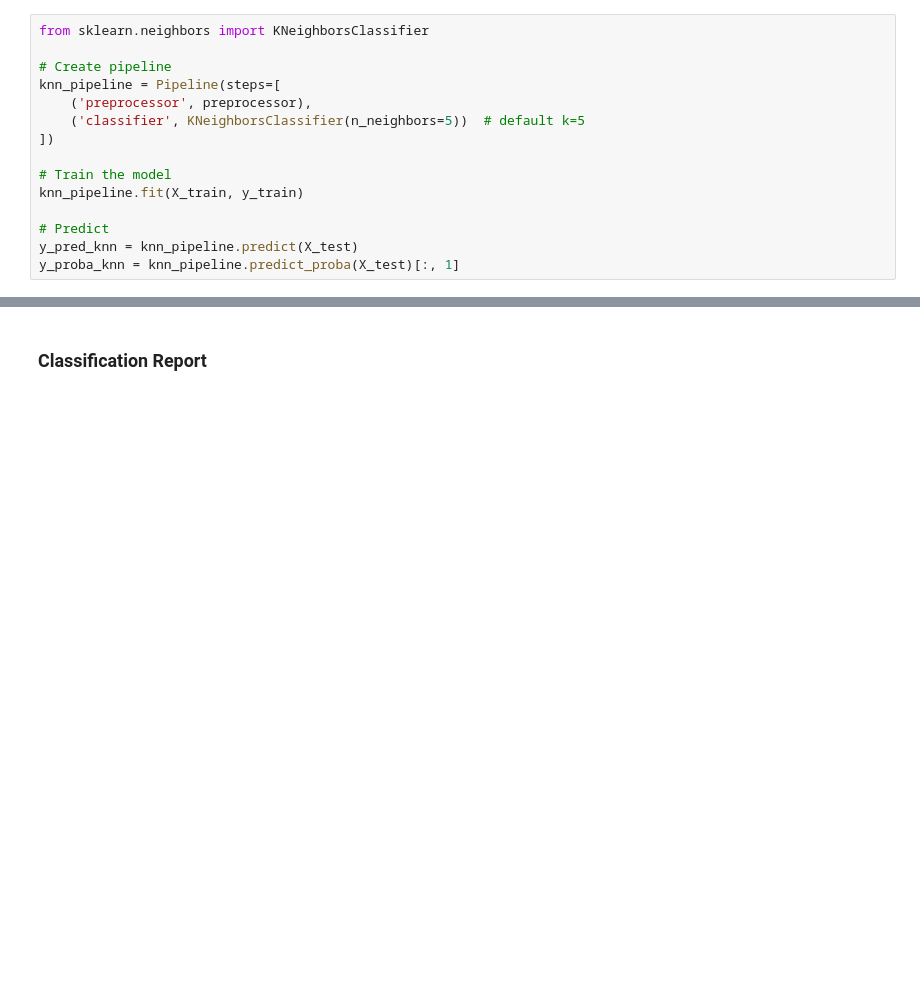
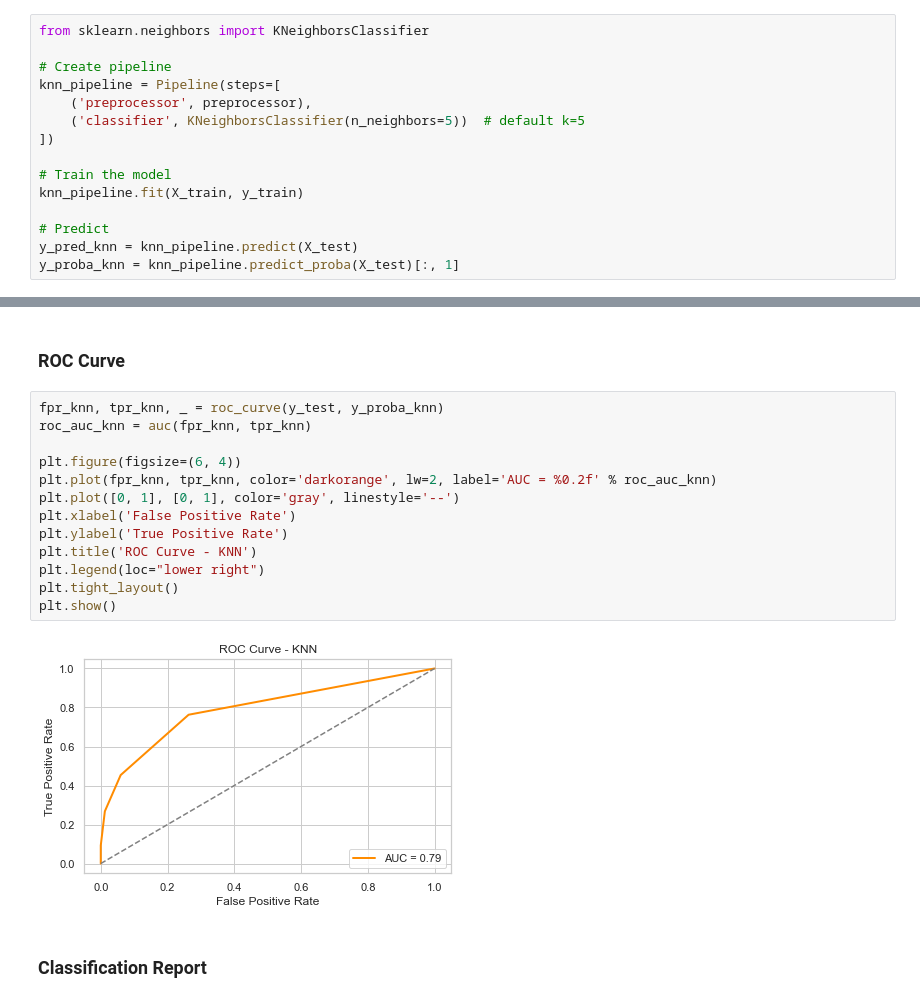
Before and after one commit to Lndanu/Customer-Churn-Intelligence, a Jupyter notebook: notebooks/Customer Churn .ipynb, the cells around one changed output, grey strips where cells are left out. Cells and saved outputs as stored; diff of their text form; blank space fills up the shorter version.

```diff
--- a/notebooks/Customer Churn .ipynb
+++ b/notebooks/Customer Churn .ipynb
@@ -1110,2 +1239,19 @@ y_proba_knn = knn_pipeline.predict_proba(X_test)[:, 1]
+# %% [markdown]
+### ROC Curve
+# %%
+fpr_knn, tpr_knn, _ = roc_curve(y_test, y_proba_knn)
+roc_auc_knn = auc(fpr_knn, tpr_knn)
+
+plt.figure(figsize=(6, 4))
+plt.plot(fpr_knn, tpr_knn, color='darkorange', lw=2, label='AUC = %0.2f' % roc_auc_knn)
+plt.plot([0, 1], [0, 1], color='gray', linestyle='--')
+plt.xlabel('False Positive Rate')
+plt.ylabel('True Positive Rate')
+plt.title('ROC Curve - KNN')
+plt.legend(loc="lower right")
+plt.tight_layout()
+plt.show()
+# %% [output]
+[figure, added]
 # %% [markdown]
 ### Classification Report
```
Also changed, not shown: parts of 45 cells of this notebook.
